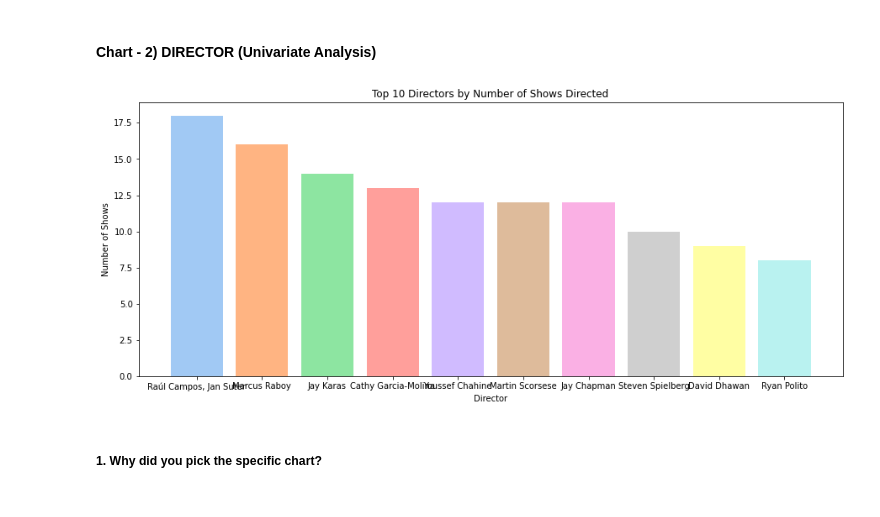
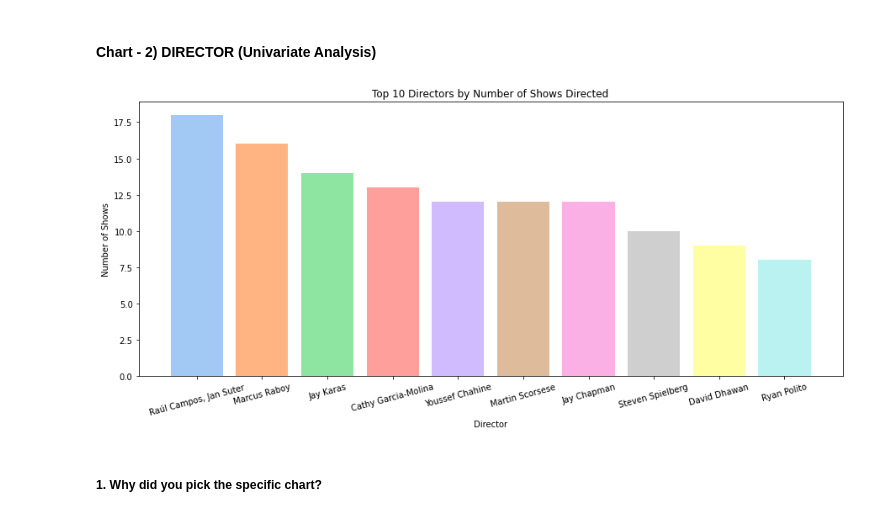
Before and after one commit to Shraddha6999/NETFLIX_MOVIES_AND_TV_SHOWS_CLUSTERING, a Jupyter notebook: NETFLIX_MOVIES_AND_TV_SHOWS_CLUSTERING.ipynb, the cells around one changed output. Cells and saved outputs as stored; diff of their text form; code cells hidden in the pictures.

```diff
--- a/NETFLIX_MOVIES_AND_TV_SHOWS_CLUSTERING.ipynb
+++ b/NETFLIX_MOVIES_AND_TV_SHOWS_CLUSTERING.ipynb
@@ -440,16 +440,17 @@ Answer Here
 # %%
 # Chart - 2 visualization code
 # Filter out the rows where the director is unknown, count the number of shows for each director, and plot the top 10
 top_directors = df.loc[df['director'] != 'Unknown', 'director'].value_counts().nlargest(10)
 plt.figure(figsize=(15,6))
 colors = sns.color_palette('pastel', n_colors=10)
 plt.bar(top_directors.index, top_directors.values, color=colors)
 plt.title('Top 10 Directors by Number of Shows Directed')
 plt.xlabel('Director')
 plt.ylabel('Number of Shows')
+plt.xticks(rotation=15)
 plt.show()
 # %% [output]
-[figure, old version]
+[figure, new version]
 # %% [markdown]
 ##### 1. Why did you pick the specific chart?
 # %% [markdown]
```
Also changed, not shown: parts of 70 cells of this notebook.
